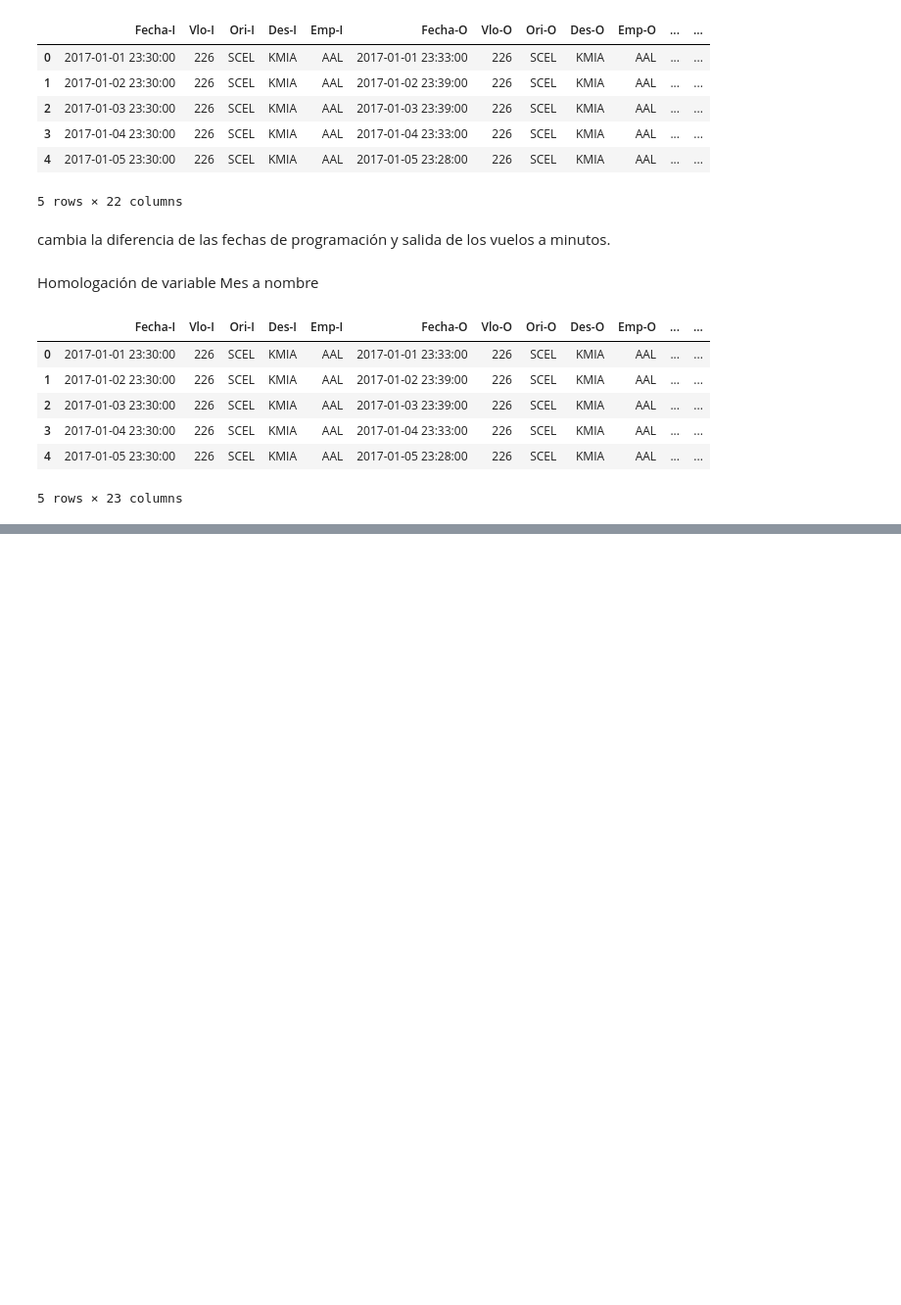
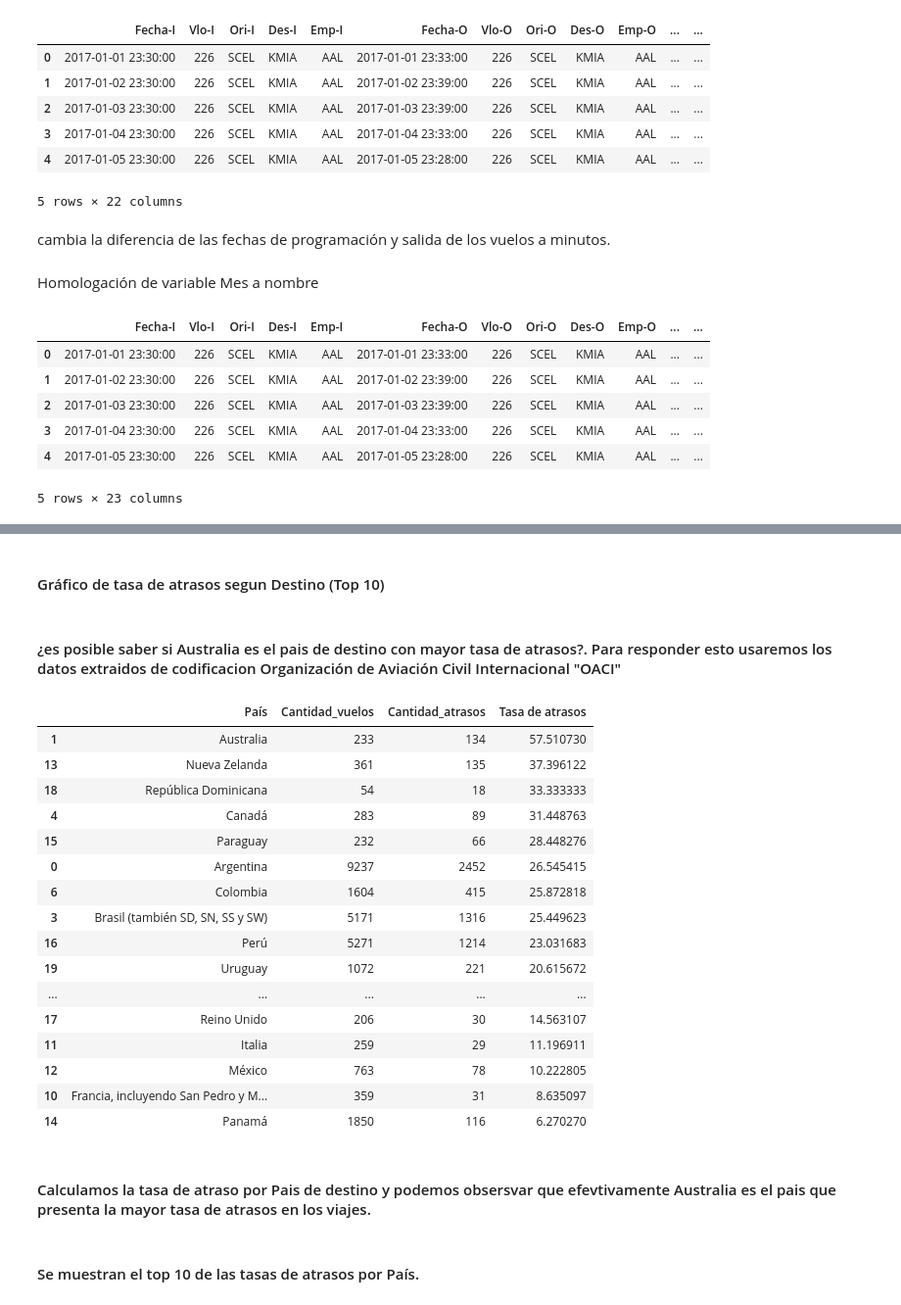
Before and after one commit to andresfuentes007/NTTDATA, a Jupyter notebook: Test_solution_1.ipynb, the cells around one changed output, grey strips where cells are left out. Shown: that part at 98% size. Cells and saved outputs as stored; diff of their text form; code cells hidden in the pictures; blank space fills up the shorter version.

```diff
--- a/Test_solution_1.ipynb
+++ b/Test_solution_1.ipynb
@@ -152,0 +437,40 @@ datos.head()
+# %% [markdown]
+#### Gráfico de tasa de atrasos segun Destino (Top 10)
+# %% [markdown]
+#### ¿es posible saber si Australia es el pais de destino con mayor tasa de atrasos?. Para responder esto usaremos los datos extraidos de  codificacion  Organización de Aviación Civil Internacional "OACI"
+# %%
+Pais = datos_test.groupby([
+                          #'Des-O'
+                          #'OPERA',
+                          #'MES',
+                          #'DIA',
+                          'País'
+                        ], dropna=False, as_index=False).agg(
+    Cantidad_vuelos = ('atraso_15','count'),
+    Cantidad_atrasos = ('atraso_15','sum')
+                                            )
+
+Pais['Tasa de atrasos'] = (Pais['Cantidad_atrasos']/Pais['Cantidad_vuelos'])*100
+
+Pais = Pais.sort_values('Tasa de atrasos',ascending=False)
+Pais
+# %% [output]
+|  | País | Cantidad_vuelos | Cantidad_atrasos | Tasa de atrasos |
+| 1 | Australia | 233 | 134 | 57.510730 |
+| 13 | Nueva Zelanda | 361 | 135 | 37.396122 |
+| 18 | República Dominicana | 54 | 18 | 33.333333 |
+| 4 | Canadá | 283 | 89 | 31.448763 |
+| 15 | Paraguay | 232 | 66 | 28.448276 |
+| 0 | Argentina | 9237 | 2452 | 26.545415 |
+| 6 | Colombia | 1604 | 415 | 25.872818 |
+| 3 | Brasil (también SD, SN, SS y SW) | 5171 | 1316 | 25.449623 |
+| 16 | Perú | 5271 | 1214 | 23.031683 |
+| 19 | Uruguay | 1072 | 221 | 20.615672 |
+| ... | ... | ... | ... | ... |
+| 17 | Reino Unido | 206 | 30 | 14.563107 |
+| 11 | Italia | 259 | 29 | 11.196911 |
+| 12 | México | 763 | 78 | 10.222805 |
+| 10 | Francia, incluyendo San Pedro y M... | 359 | 31 | 8.635097 |
+| 14 | Panamá | 1850 | 116 | 6.270270 |
+# %% [markdown]
+#### Calculamos la tasa de atraso por Pais de destino y podemos obsersvar que efevtivamente Australia es el pais que presenta la mayor tasa de atrasos en los viajes.
@@ -152,0 +487,2 @@ datos.head()
+# %% [markdown]
+#### Se muestran el top 10 de las tasas de atrasos por País.
```
Also changed, not shown: parts of 34 cells of this notebook.
